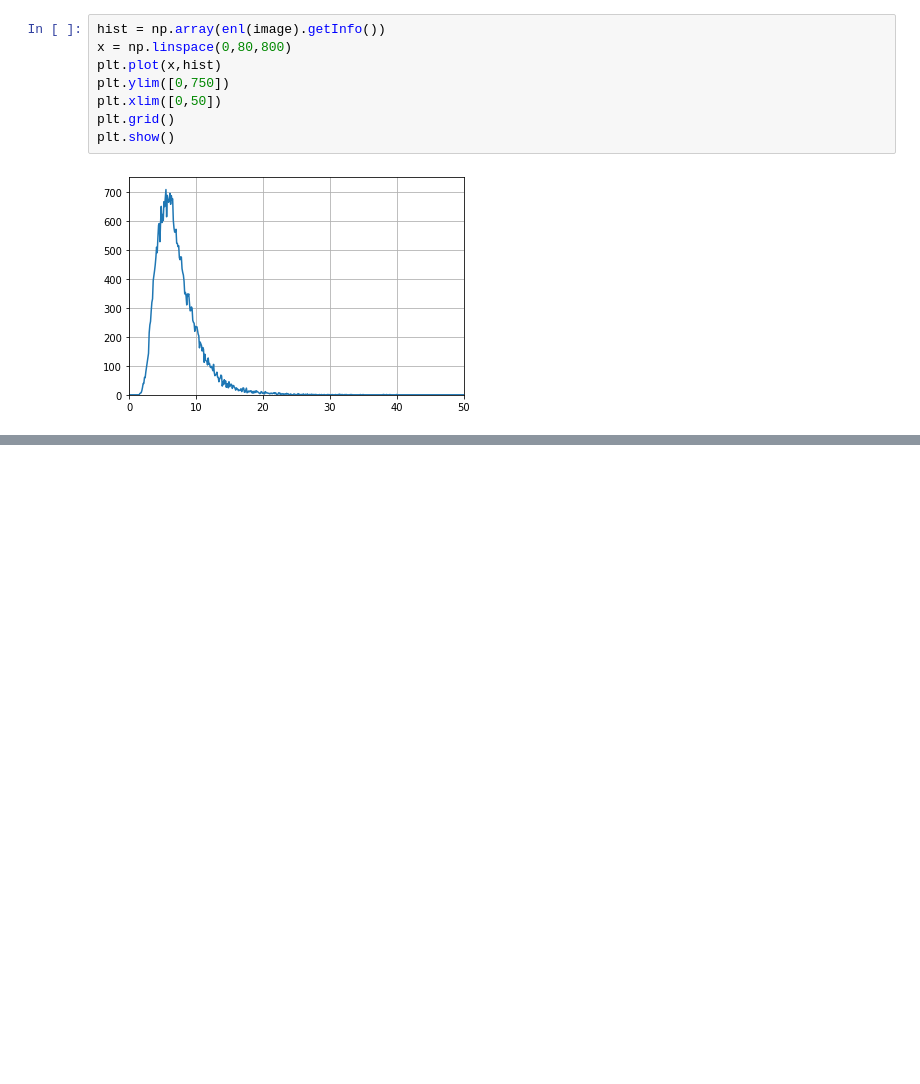
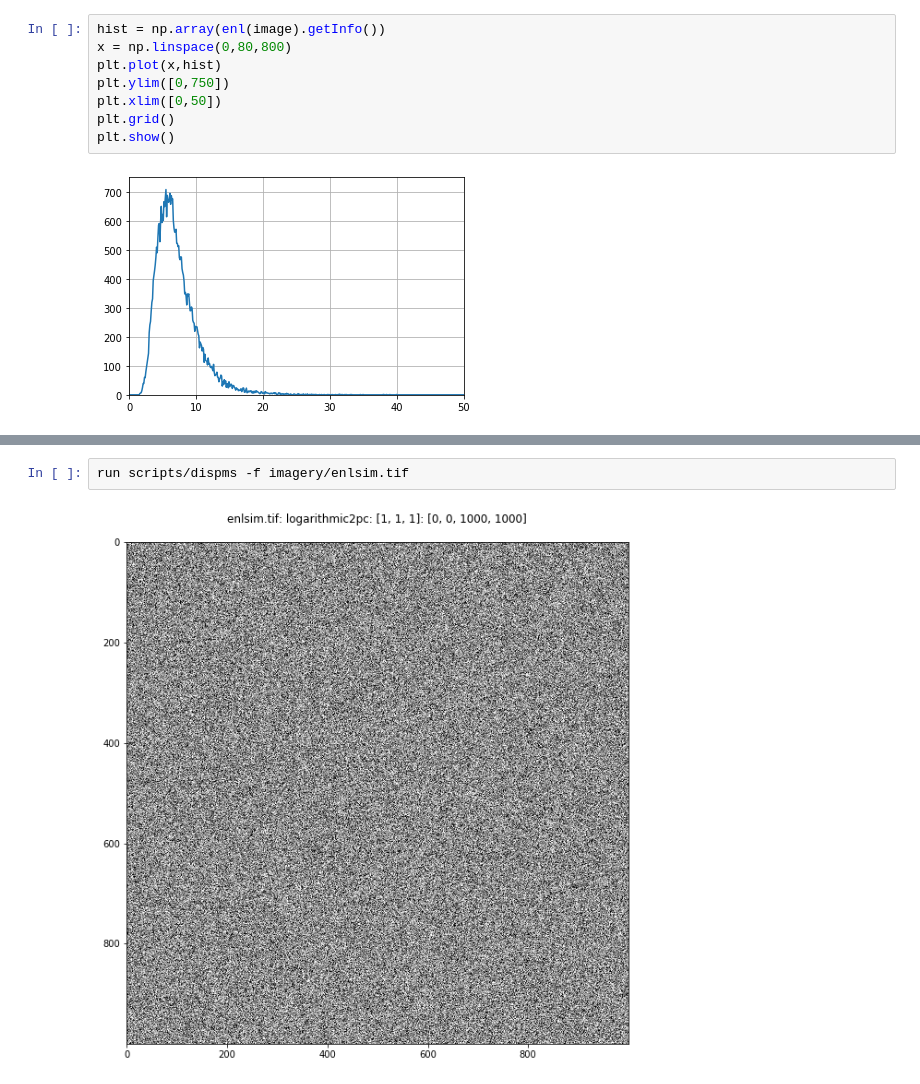
Before and after one commit to mortcanty/EESARDocker, a Jupyter notebook: src/test_ee_enlml.ipynb, the cells around one changed output, grey strips where cells are left out. Saved outputs shown, nothing was run; the diff lists cells and outputs as text; blank space fills up the shorter version.

```diff
--- a/src/test_ee_enlml.ipynb
+++ b/src/test_ee_enlml.ipynb
@@ -36,0 +73,4 @@ mode(a).count[0]
+# %%
+run scripts/dispms -f imagery/enlsim.tif
+# %% [output]
+[figure, added]
```
Also changed, not shown: parts of 6 cells of this notebook, 9 other files.
